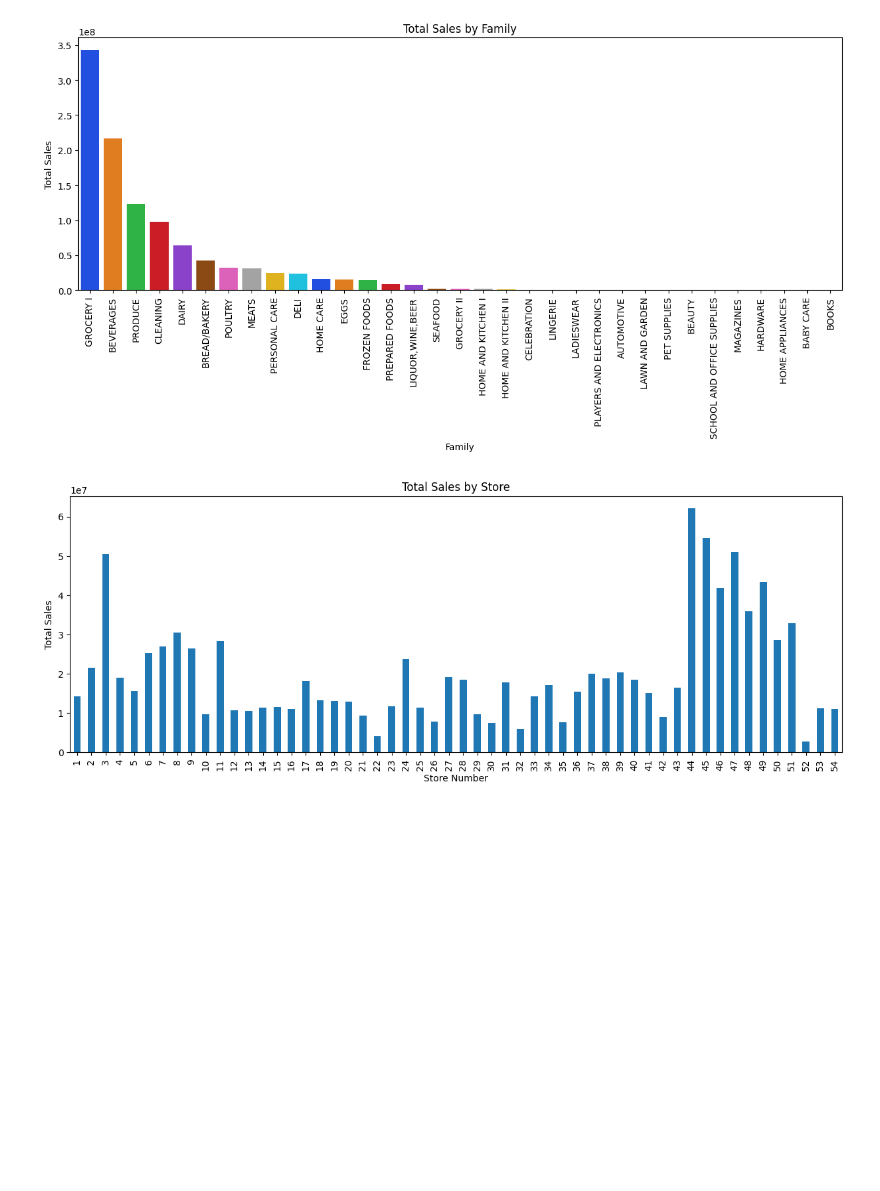
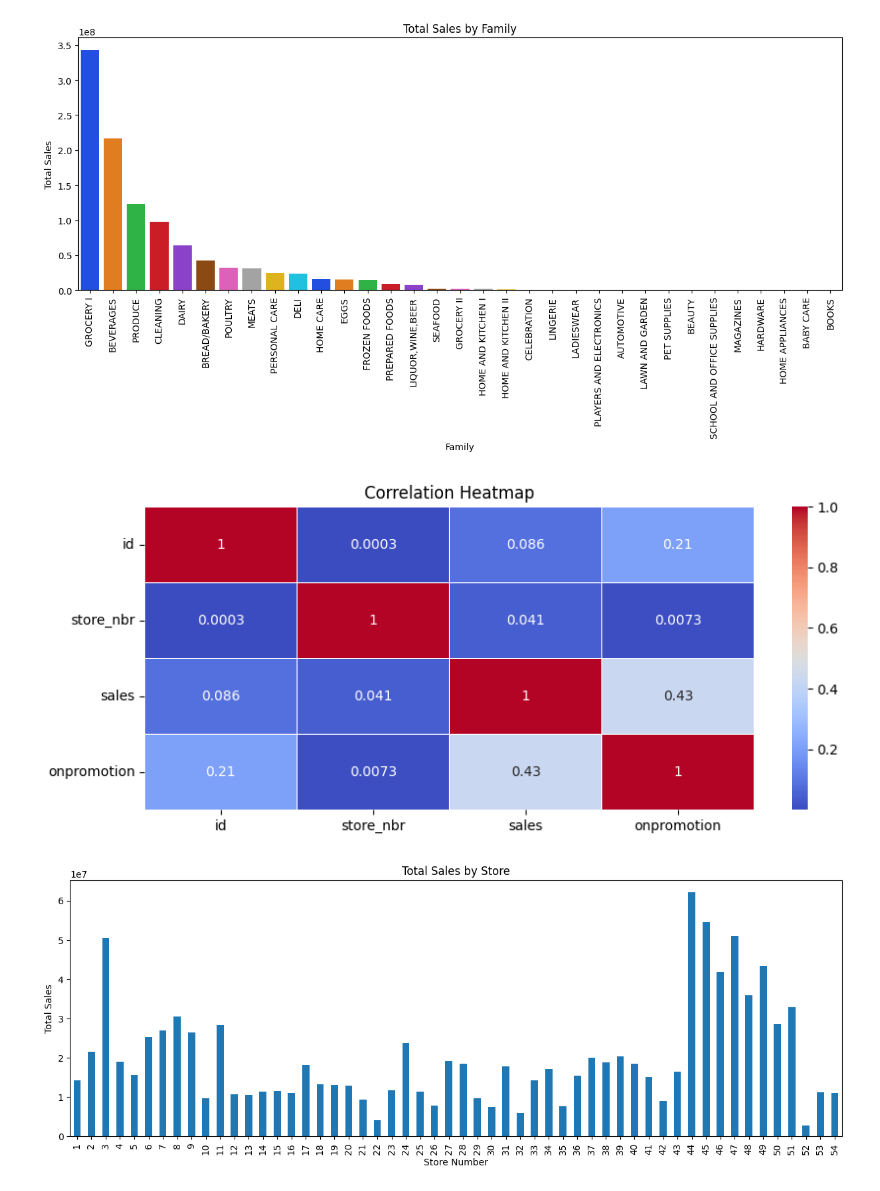
Before and after one commit to edadso/TS-Forecasting, a Jupyter notebook: notebooks/project_code.ipynb, the cells around one changed output. Cells and saved outputs as stored; diff of their text form; code cells hidden in the pictures; blank space fills up the shorter version.

```diff
--- a/notebooks/project_code.ipynb
+++ b/notebooks/project_code.ipynb
@@ -523,6 +523,18 @@ plt.xticks(rotation=90)
 plt.show()
 # %% [output]
 [figure]
+# %%
+# Determine correlation quoefficients
+corr = train_df.corr(numeric_only = True)
+
+# Set the figure size and create subplots
+plt.figure(figsize=(10, 4))
+sns.heatmap(corr, annot=True, cmap = "coolwarm", linewidths = 0.5)
+plt.title("Correlation Heatmap")
+plt.yticks(rotation = 0)
+plt.show()
+# %% [output]
+[figure, added]
 # %%
 # Create a figure with a specified size
 plt.figure(figsize = (15, 5))
```
Also changed, not shown: parts of 21 cells of this notebook, 1 other file.
